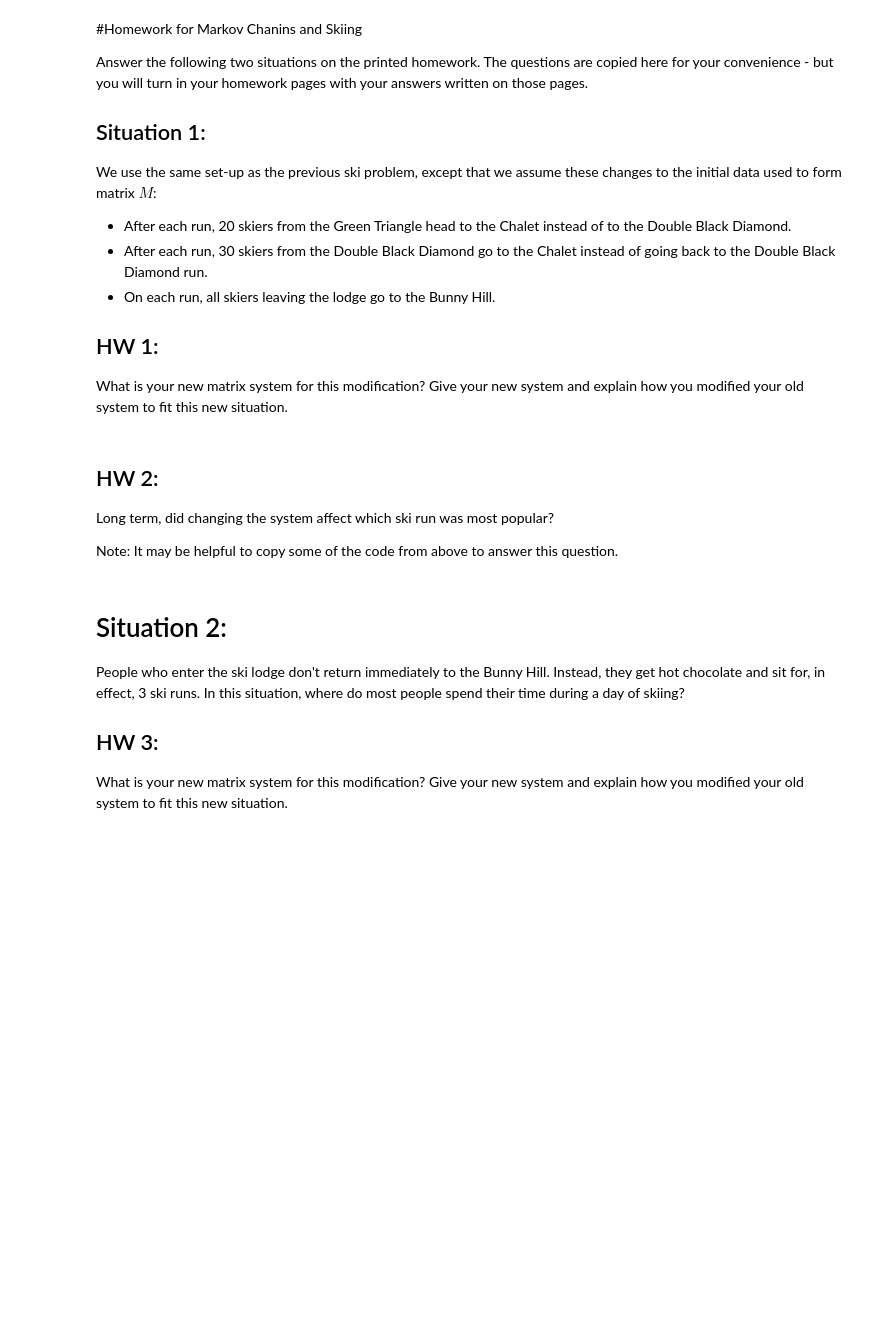
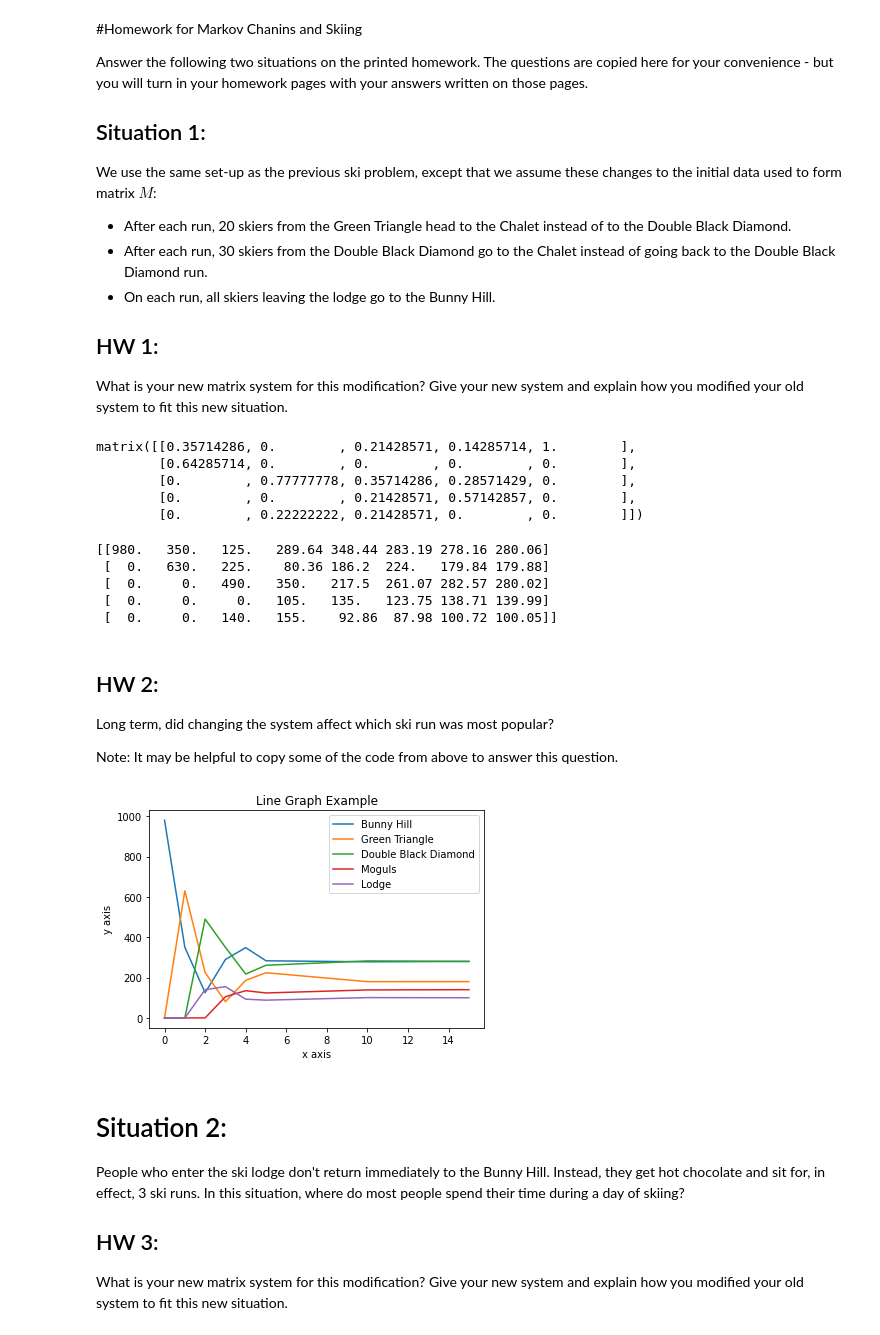
Before and after one commit to ColeBerning35/Linear_Algebra_Coding_Projects, a Jupyter notebook: Copy_of_The_Ski_Hill_Transition_Matrices_and_Markov_Chains.ipynb, the cells around one changed output. Saved outputs shown, nothing was run; the diff lists cells and outputs as text; code cells hidden in the pictures; blank space fills up the shorter version.

```diff
--- a/Copy_of_The_Ski_Hill_Transition_Matrices_and_Markov_Chains.ipynb
+++ b/Copy_of_The_Ski_Hill_Transition_Matrices_and_Markov_Chains.ipynb
@@ -147,12 +147,61 @@ We use the same set-up as the previous ski problem, except that we assume these
 ## HW 1:
 
 What is your new matrix system for this modification?  Give your new system and explain how you modified your old system to fit this new situation.
+# %%
+# create the matrix M:
+M = np.matrix([[50/140, 0, 30/140, 20/140, 1],
+               [90/140, 0, 0, 0, 0],
+               [0, 70/90, 50/140, 40/140, 0],
+               [0, 0, 30/140, 80/140, 0],
+               [0, 20/90, 30/140, 0, 0]])
+M
+# %% [output]
+matrix([[0.35714286, 0.        , 0.21428571, 0.14285714, 1.        ],
+        [0.64285714, 0.        , 0.        , 0.        , 0.        ],
+        [0.        , 0.77777778, 0.35714286, 0.28571429, 0.        ],
+        [0.        , 0.        , 0.21428571, 0.57142857, 0.        ],
+        [0.        , 0.22222222, 0.21428571, 0.        , 0.        ]])
+# %%
+#  The initial state of the system:
+x0 = np.matrix([[980], [0], [0], [0], [0]])
+
+#Make a matrix, where each column is the result
+#of applying the matrix multiple times to the initial state x0:
+
+X = np.c_[x0, M*x0, M**2 * x0, M**3 * x0, M**4 * x0, M**5 * x0, M**10 * x0, M**15 * x0]
+
+#print out the X matrix, rounding the entries to 2 decimal places
+print(X.round(2))
+# %% [output]
+[[980.   350.   125.   289.64 348.44 283.19 278.16 280.06]
+ [  0.   630.   225.    80.36 186.2  224.   179.84 179.88]
+ [  0.     0.   490.   350.   217.5  261.07 282.57 280.02]
+ [  0.     0.     0.   105.   135.   123.75 138.71 139.99]
+ [  0.     0.   140.   155.    92.86  87.98 100.72 100.05]]
 # %% [markdown]
 ## HW 2:
 
 Long term, did changing the system affect which ski run was most popular?
 
 Note:  It may be helpful to copy some of the code from above to answer this question.
+# %%
+import matplotlib.pyplot as plt
+
+x  = [0, 1, 2, 3, 4, 5, 10, 15]
+plt.plot(x, np.array(X[0])[0], label="Bunny Hill")
+plt.plot(x, np.array(X[1])[0], label="Green Triangle")
+plt.plot(x, np.array(X[2])[0], label="Double Black Diamond")
+plt.plot(x, np.array(X[3])[0], label="Moguls")
+plt.plot(x, np.array(X[4])[0], label="Lodge")
+plt.plot()
+
+plt.xlabel("x axis")  # Update this label
+plt.ylabel("y axis")  # Update this label
+plt.title("Line Graph Example")  # Update the title
+plt.legend()
+plt.show()
+# %% [output]
+[figure, added]
 # %% [markdown]
 # Situation 2:
 
```
